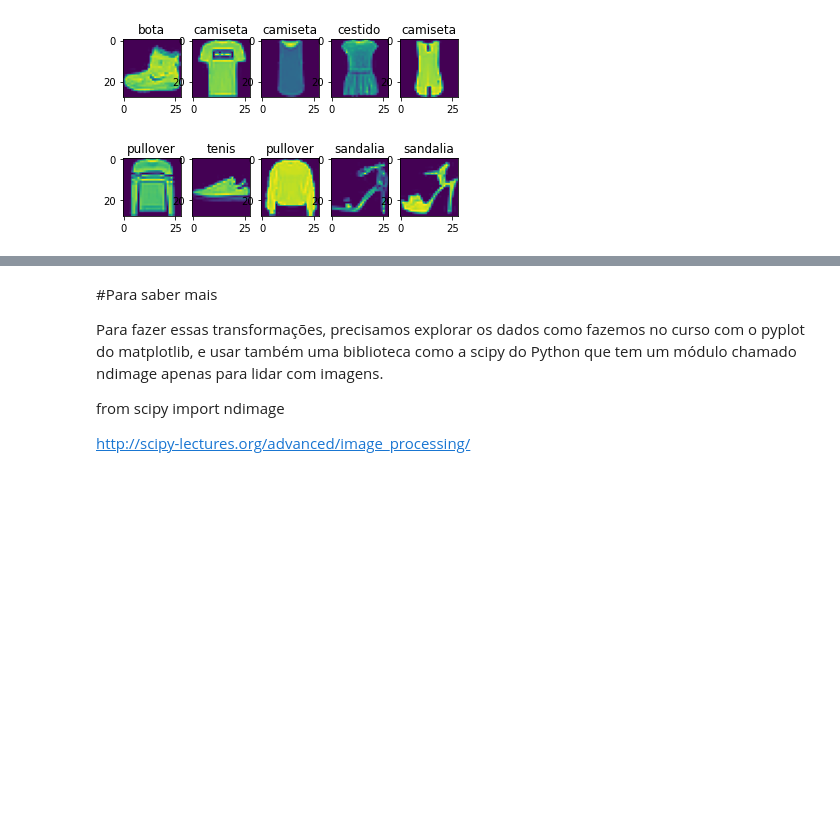
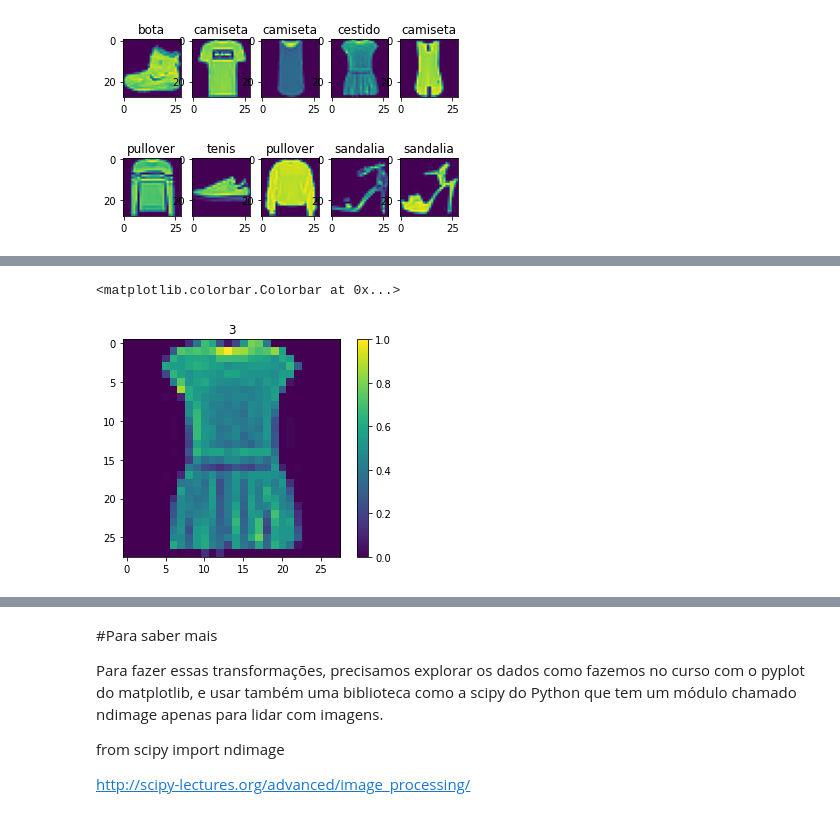
Before and after one commit to EduardoMoraesRitter/introducao_Deep_Learning_keras_tensorflow, a Jupyter notebook: deep_learning_classificacao.ipynb, the cells around one changed output, grey strips where cells are left out. Cells and saved outputs as stored; diff of their text form; code cells hidden in the pictures; blank space fills up the shorter version.

```diff
--- a/deep_learning_classificacao.ipynb
+++ b/deep_learning_classificacao.ipynb
@@ -118,0 +156,5 @@ modelo = keras.Sequential([
+# %%
+#normalizar os dados, esse print é da primeira linha so
+print("original: ", imagens_treino[3][0])
+imagens_treino_normalizado = imagens_treino/float(255)
+print("\n\n normalizado: ", imagens_treino_normalizado[3][0])
@@ -118,0 +171,8 @@ modelo = keras.Sequential([
+# %%
+#a escala nao muda oq muda é o valor e nao tem perda na imagem
+plt.imshow(imagens_treino_normalizado[3])
+plt.title(identificacoes_treino[3])
+plt.colorbar()
+# %% [output]
+<matplotlib.colorbar.Colorbar at 0x...>
+[figure, added]
```
Also changed, not shown: parts of 14 cells of this notebook.
